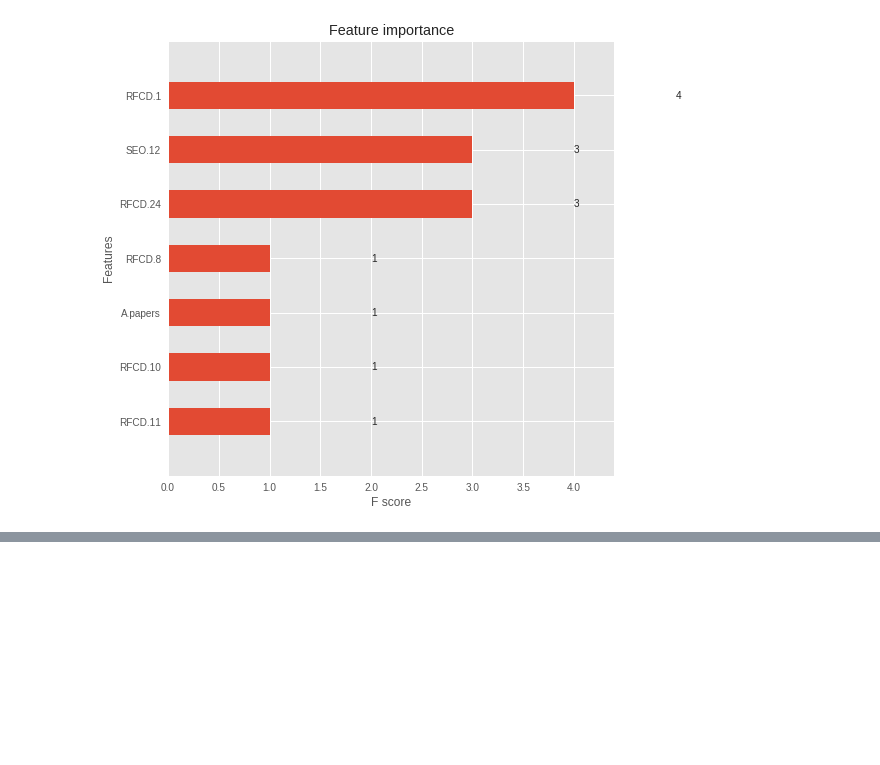
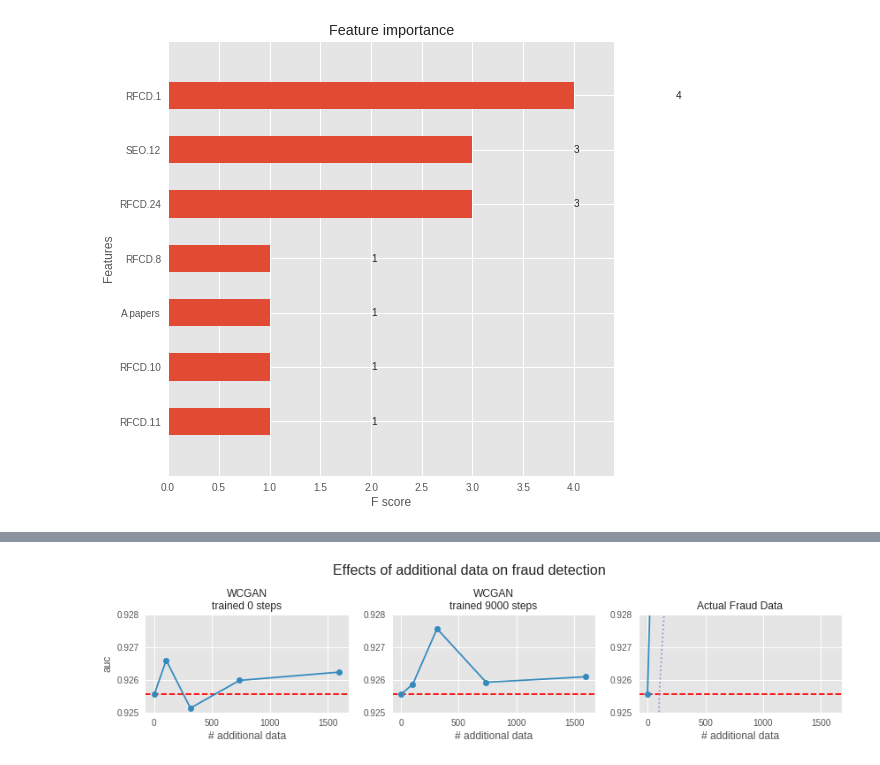
Before and after one commit to 2018HCIntern/2018HCIntern, a Jupyter notebook: GAN/Runnable.ipynb, the cells around one changed output, grey strips where cells are left out. Cells and saved outputs as stored; diff of their text form; code cells hidden in the pictures; blank space fills up the shorter version.

Commit message:
WCGAN -> 0.003 increase

```diff
--- a/GAN/Runnable.ipynb
+++ b/GAN/Runnable.ipynb
@@ -852,0 +895,8 @@ KeyError: ignored
+# %%
+# defined training set parameters
+
+train_fraction = 0.7
+X_col = data.columns[:-1]
+y_col = data.columns[-1]
+
+folds = 5
@@ -852,0 +1062,6 @@ KeyError: ignored
+# %%
+# Generate and test data with additional real data
+
+n_train_fraud, train_real_set, test_real_set, train_fraud_set, test_fraud_set = MakeCrossFolds()
+
+t_real = Run_CV_Xgb(n_train_fraud, train_real_set, test_real_set, train_fraud_set, test_fraud_set)
@@ -852,0 +1082,32 @@ KeyError: ignored
+# %%
+# Plot the testing data
+
+labels = ['WCGAN\ntrained 0 steps','WCGAN\ntrained 9000 steps','Actual Fraud Data']
+
+metric = 'auc'
+
+plt.figure(figsize=(12,3))
+for i, [label, test_data] in enumerate(zip(labels, [t_0, t_4800, t_real])):
+
+    xs = [ n_train_fraud * (i[0]-1) for i in test_data.groupby('ratio') ]
+    ys = test_data.groupby('ratio')[metric].mean().values
+    stds = 2 * test_data.groupby('ratio')[metric].std().values
+
+    plt.subplot(1,3,i+1)
+    plt.axhline(ys[0],linestyle='--',color='red')
+    plt.plot(xs,ys,c='C1',marker='o')
+    plt.plot(xs,ys+stds,linestyle=':',c='C2')
+    plt.plot(xs,ys-stds,linestyle=':',c='C2')
+    if i==0: plt.ylabel(metric)
+    plt.xlabel('# additional data')
+    plt.title(label,size=12)
+#     plt.xlim([0,11])
+#     plt.ylim([0.55,.85])
+    plt.ylim([0.925,0.928])
+
+plt.tight_layout(rect=[0,0,1,0.9])
+plt.suptitle('Effects of additional data on fraud detection', size=16)
+# plt.savefig('plots/Effects of addtional data on fraud detection.png')
+plt.show()
+# %% [output]
+[figure, added]
```
Also changed, not shown: parts of 11 cells of this notebook.
